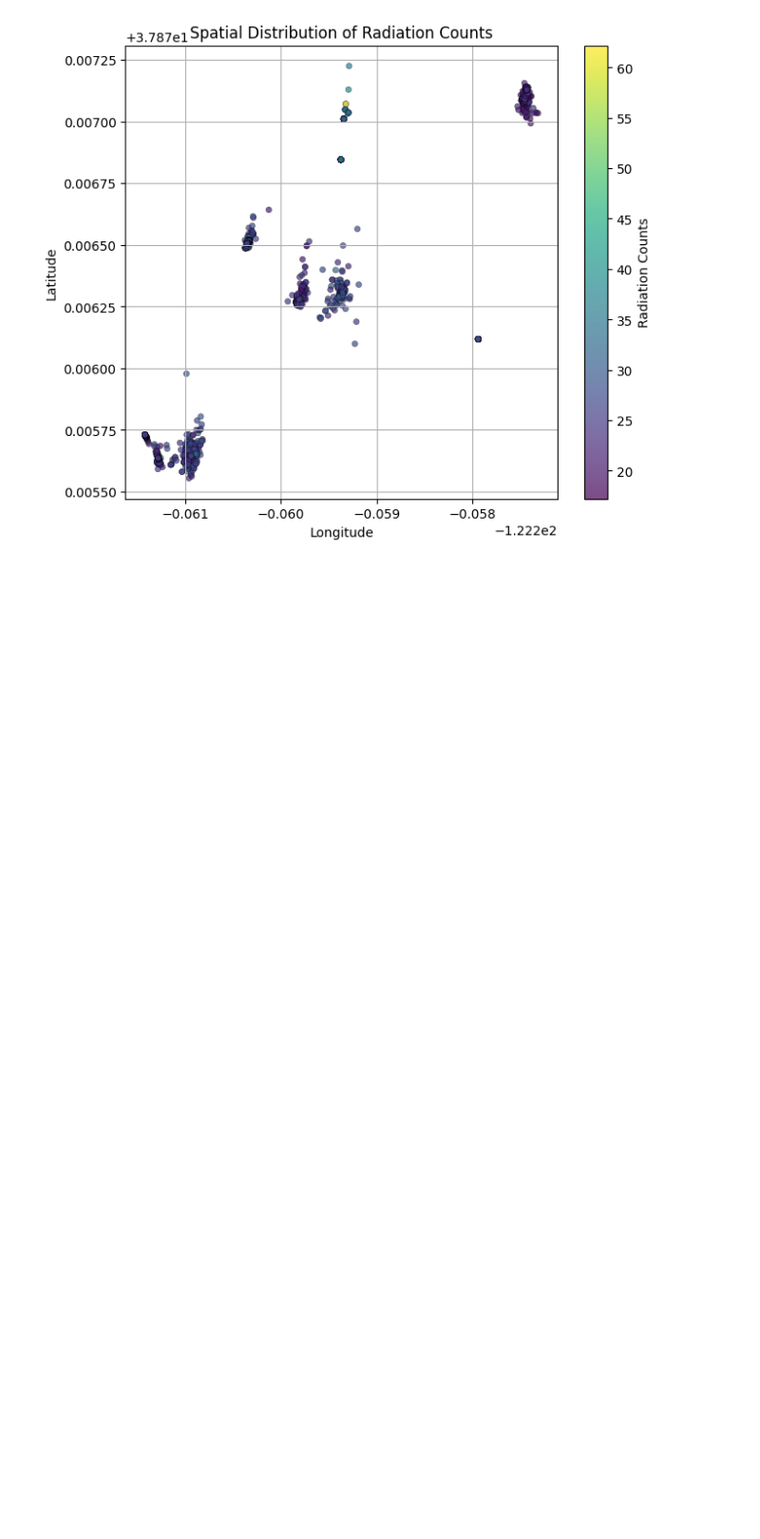
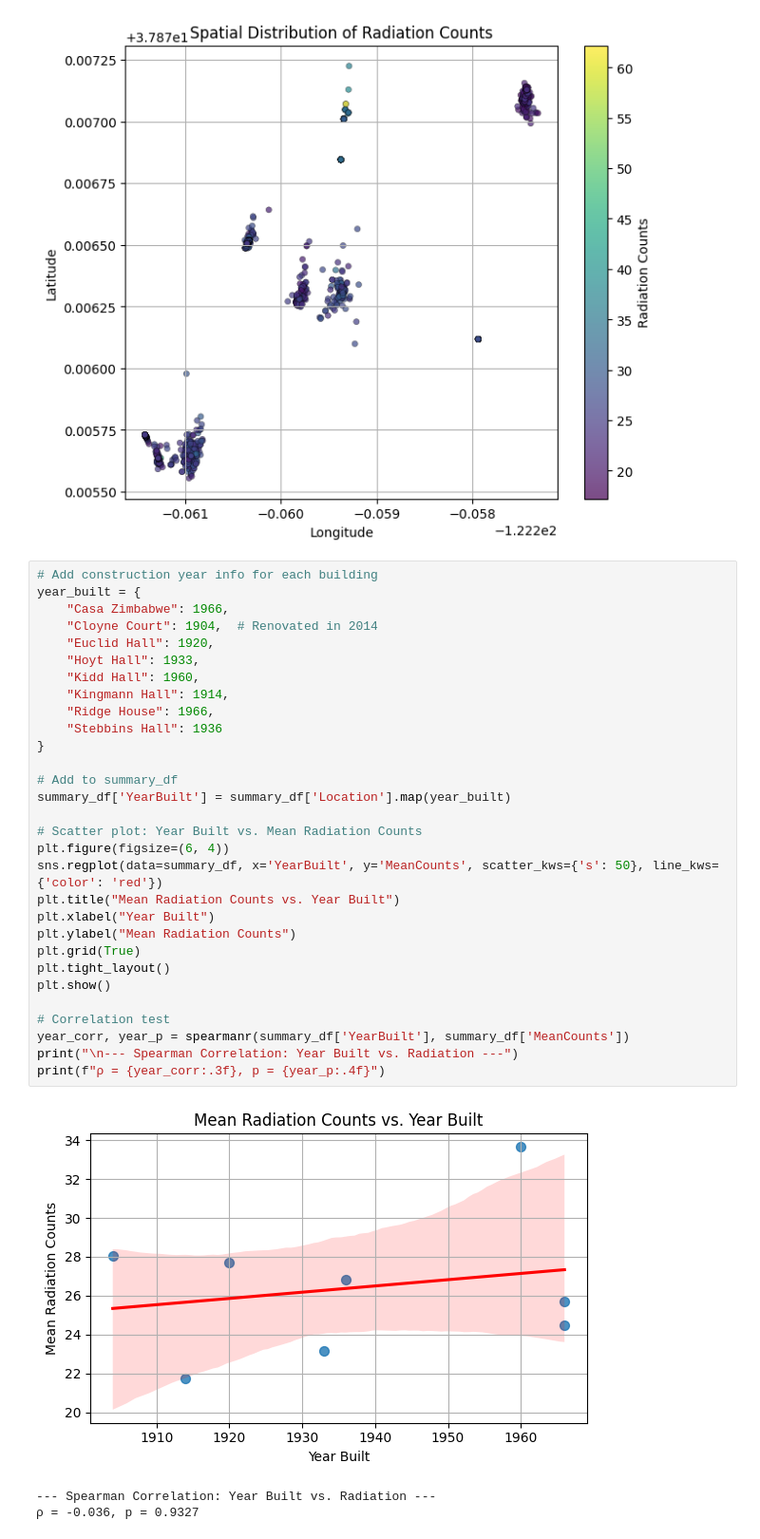
Before and after one commit to isaklavsky/E11_coolpeople, a Jupyter notebook: Final Project/Final_Project_Analysis.ipynb, the cells around one changed output. Shown at 95% size. Saved outputs shown, nothing was run; the diff lists cells and outputs as text; blank space fills up the shorter version.

```diff
--- a/Final Project/Final_Project_Analysis.ipynb
+++ b/Final Project/Final_Project_Analysis.ipynb
@@ -350,3 +350,37 @@ plt.tight_layout()
 plt.show()
 # %% [output]
 [figure]
+# %%
+# Add construction year info for each building
+year_built = {
+    "Casa Zimbabwe": 1966,
+    "Cloyne Court": 1904,  # Renovated in 2014
+    "Euclid Hall": 1920,
+    "Hoyt Hall": 1933,
+    "Kidd Hall": 1960,
+    "Kingmann Hall": 1914,
+    "Ridge House": 1966,
+    "Stebbins Hall": 1936
+}
+
+# Add to summary_df
+summary_df['YearBuilt'] = summary_df['Location'].map(year_built)
+
+# Scatter plot: Year Built vs. Mean Radiation Counts
+plt.figure(figsize=(6, 4))
+sns.regplot(data=summary_df, x='YearBuilt', y='MeanCounts', scatter_kws={'s': 50}, line_kws={'color': 'red'})
+plt.title("Mean Radiation Counts vs. Year Built")
+plt.xlabel("Year Built")
+plt.ylabel("Mean Radiation Counts")
+plt.grid(True)
+plt.tight_layout()
+plt.show()
+
+# Correlation test
+year_corr, year_p = spearmanr(summary_df['YearBuilt'], summary_df['MeanCounts'])
+print("\n--- Spearman Correlation: Year Built vs. Radiation ---")
+print(f"ρ = {year_corr:.3f}, p = {year_p:.4f}")
+# %% [output]
+[figure, added]
+--- Spearman Correlation: Year Built vs. Radiation ---
+ρ = -0.036, p = 0.9327
```
